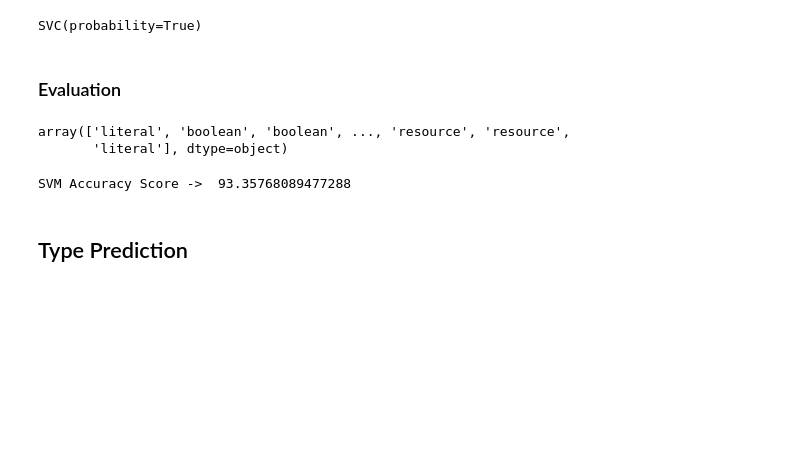
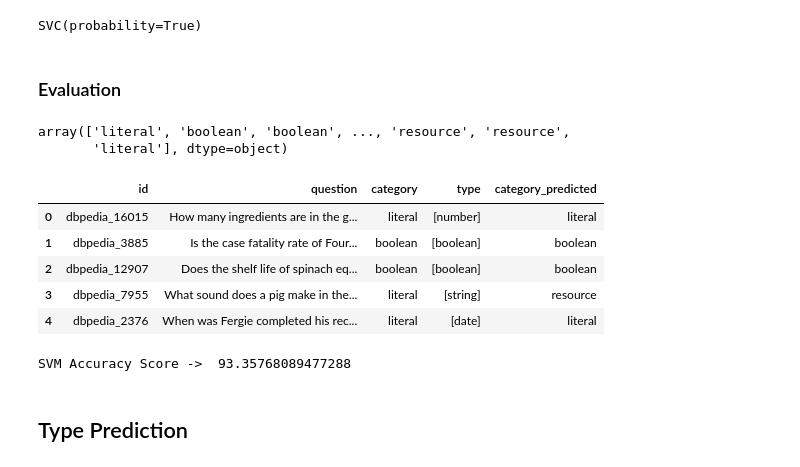
Before and after one commit to YohannesDK/DAT640-FinalProject, a Jupyter notebook: Baseline.ipynb, the cells around one changed output. Cells and saved outputs as stored; diff of their text form; code cells hidden in the pictures; blank space fills up the shorter version.

```diff
--- a/Baseline.ipynb
+++ b/Baseline.ipynb
@@ -90,8 +90,19 @@ predictions = clf.predict(X_test)
 # %%
 Y_test = test_data.category
-# %%
-predictions
-# %% [output]
-array(['literal', 'boolean', 'boolean', ..., 'resource', 'resource',
-       'literal'], dtype=object)
+# %%
+category_predictions
+# %% [output]
+array(['literal', 'boolean', 'boolean', ..., 'resource', 'resource',
+       'literal'], dtype=object)
+# %%
+# add predictions to test data
+test_data["category_predicted"] = category_predictions
+test_data.head()
+# %% [output]
+|  | id | question | category | type | category_predicted |
+| 0 | dbpedia_16015 | How many ingredients are in the g... | literal | [number] | literal |
+| 1 | dbpedia_3885 | Is the case fatality rate of Four... | boolean | [boolean] | boolean |
+| 2 | dbpedia_12907 | Does the shelf life of spinach eq... | boolean | [boolean] | boolean |
+| 3 | dbpedia_7955 | What sound does a pig make in the... | literal | [string] | resource |
+| 4 | dbpedia_2376 | When was Fergie completed his rec... | literal | [date] | literal |
 # %%
```
Also changed, not shown: parts of 9 cells of this notebook.
